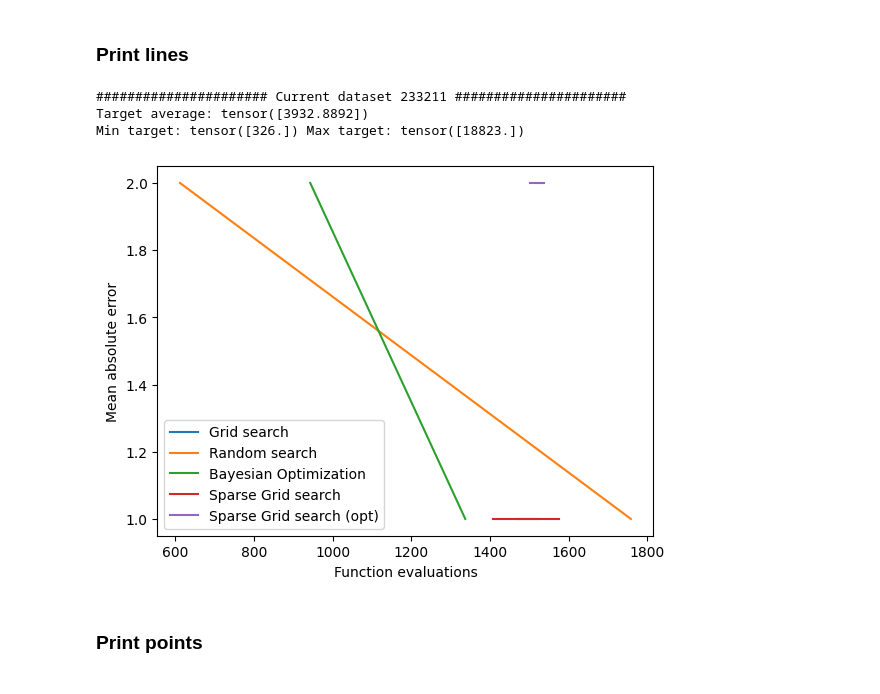
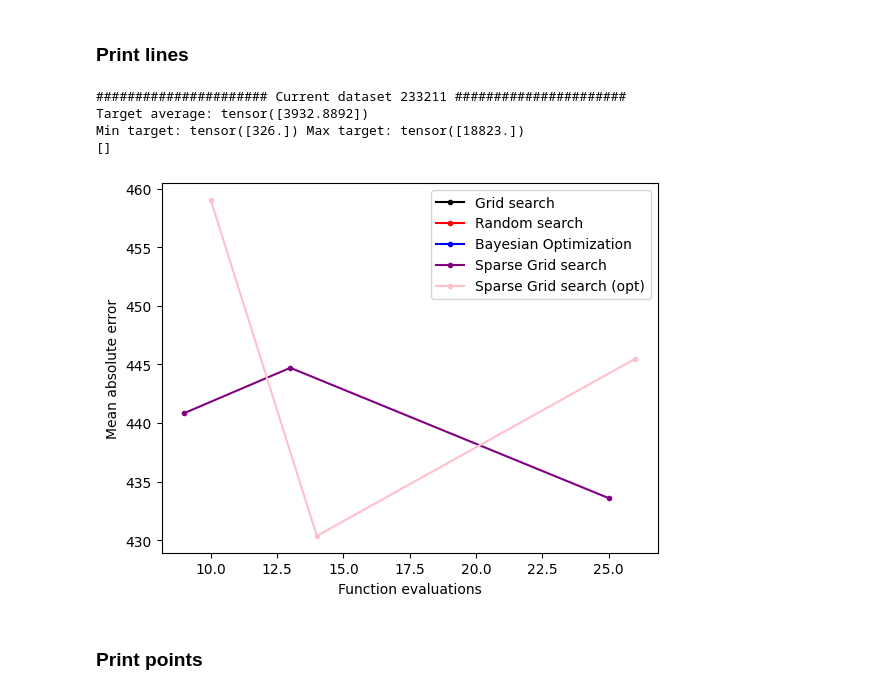
Before and after one commit to Muxlll/Masterarbeit, a Jupyter notebook: Code/Baseline.ipynb, the cells around one changed output. Drawn from its saved outputs; the diff is of its cells as text; code cells hidden in the pictures.

```diff
--- a/Code/Baseline.ipynb
+++ b/Code/Baseline.ipynb
@@ -57,12 +53,14 @@ To enable the following instructions: AVX2 FMA, in other operations, rebuild Ten
 # %% [markdown]
 ### Hyperparameter space definition
 # %%
-ITER = 3
+ITER = 1
 
 hyperparameterspace = {
-    'regressor__regressor__epochs': ["interval-int", 1, 2],
-    'regressor__regressor__batch_size': ["interval-int", 1, 200],
-    'regressor__regressor__model__optimizer__learning_rate': ["interval-log", 0.000001, 0.1]
+    'epochs': ["interval-int", 1, 2],
+    'batch_size': ["interval-int", 1, 200],
+    'learning_rate': ["interval-log", 0.000000001, 1],
+    'number_layers': ["interval-int", 1, 2],
+    'neurons_per_layer': ["interval-int", 1, 2]
 }
 
 hyperparameterspace_special = {}
@@ -77,22 +75,25 @@ for key in hyperparameterspace.keys():
 def relu_advanced(x):
     return K.relu(x)
 
+
 ACTIVATION_FUNCTION = relu_advanced
 
 INITIALIZER = tf.keras.initializers.RandomNormal(stddev=0.05, seed=42)
-#
-def create_model(learning_rate=0.0001, input_dim=10):
+
+
+def create_model(learning_rate=0.0001, input_dim=10, number_layers=1, neurons_per_layer=20):
     # create model
     model = Sequential()
-    model.add(Dense(30, input_shape=(input_dim,), activation=ACTIVATION_FUNCTION,
-                kernel_initializer=INITIALIZER, bias_initializer=INITIALIZER))
-    model.add(Dense(30, activation=ACTIVATION_FUNCTION,
-                kernel_initializer=INITIALIZER, bias_initializer=INITIALIZER))
+    model.add(Dense(neurons_per_layer, input_shape=(input_dim,), activation=ACTIVATION_FUNCTION,
+                    kernel_initializer=INITIALIZER, bias_initializer=INITIALIZER))
+    for _ in range(number_layers):
+        model.add(Dense(neurons_per_layer, input_shape=(input_dim,), activation=ACTIVATION_FUNCTION,
+                        kernel_initializer=INITIALIZER, bias_initializer=INITIALIZER))
     model.add(Dense(1, activation=None))
 
     optimizer = keras.optimizers.Adam(learning_rate=learning_rate)
 
-    model.compile(loss='mean_absolute_error', optimizer=optimizer)
+    model.compile(loss='mean_squared_error', optimizer=optimizer)
     return model
 # %% [markdown]
 ### Optimization
@@ -428,35 +414,40 @@ Performing bayesian optimization
 # %%
 
 for i in range(len(ids)):
     print("###################### Current dataset", ids[i], "######################")
+
+    dataset = HPO.Dataset(task_id=ids[i])
+
     print("Target average:", sum(
         dataset.get_Y()/len(dataset.get_Y())))
     print("Min target:", min(dataset.get_Y()),
           "Max target:", max(dataset.get_Y()))
 
+    print(GRID_RESULT[i])
 
     # plotting the points
-    plt.plot(GRID_COST[i], GRID_RESULT[i], label="Grid search")
-    plt.plot(RANDOM_COST[i], RANDOM_RESULT[i], label="Random search")
-    plt.plot(BAYESIAN_COST[i], BAYESIAN_RESULT[i], label="Bayesian Optimization")
-    plt.plot(SPARSE_COST[i], SPARSE_RESULT[i], label="Sparse Grid search")
-    plt.plot(SPARSE_COST_OPTIMIZED[i], SPARSE_RESULT_OPTIMIZED[i], label="Sparse Grid search (opt)")
+    plt.plot(GRID_COST[i], GRID_RESULT[i], '.-', color='black', label="Grid search")
+    plt.plot(RANDOM_COST[i], RANDOM_RESULT[i], '.-', color='red', label="Random search")
+    plt.plot(BAYESIAN_COST[i], BAYESIAN_RESULT[i], '.-', color='blue', label="Bayesian Optimization")
+    plt.plot(SPARSE_COST[i], SPARSE_RESULT[i], '.-', color='purple', label="Sparse Grid search")
+    plt.plot(SPARSE_COST_OPTIMIZED[i], SPARSE_RESULT_OPTIMIZED[i], '.-', color='pink', label="Sparse Grid search (opt)")
 
     # naming the x axis
     plt.xlabel('Function evaluations')
     # naming the y axis
     plt.ylabel('Mean absolute error')
 
     # show a legend on the plot
     plt.legend()
 
     # function to show the plot
     plt.show()
 # %% [output]
 ###################### Current dataset 233211 ######################
 Target average: tensor([3932.8892])
 Min target: tensor([326.]) Max target: tensor([18823.])
+[]
-[figure, old version]
+[figure, new version]
 # %% [markdown]
 ### Print points
 # %%
```
Also changed, not shown: parts of 2 cells of this notebook, 14 other files.
